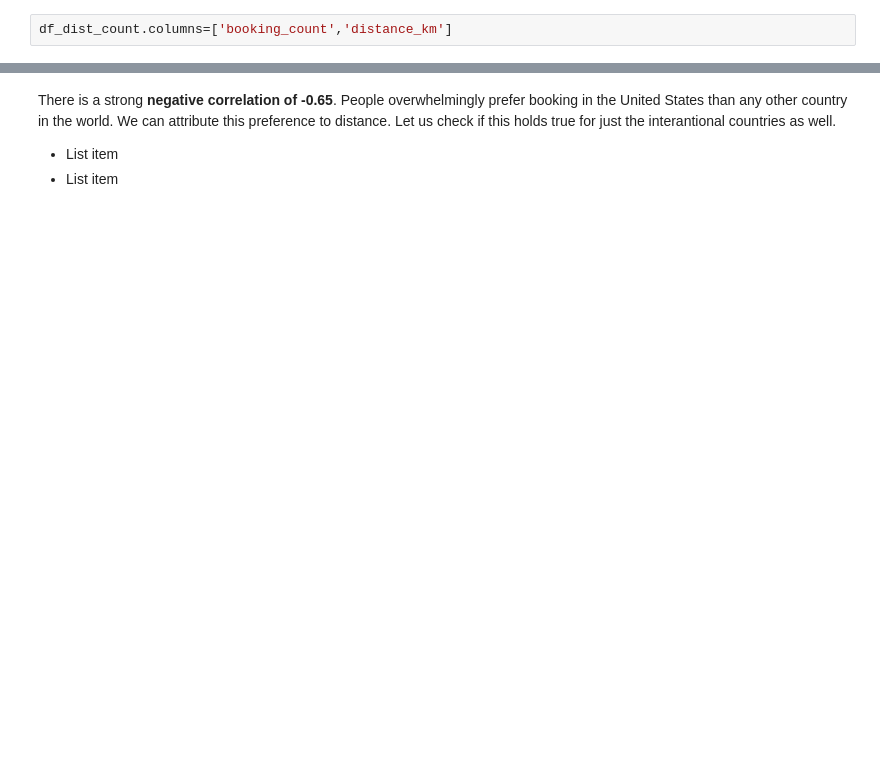
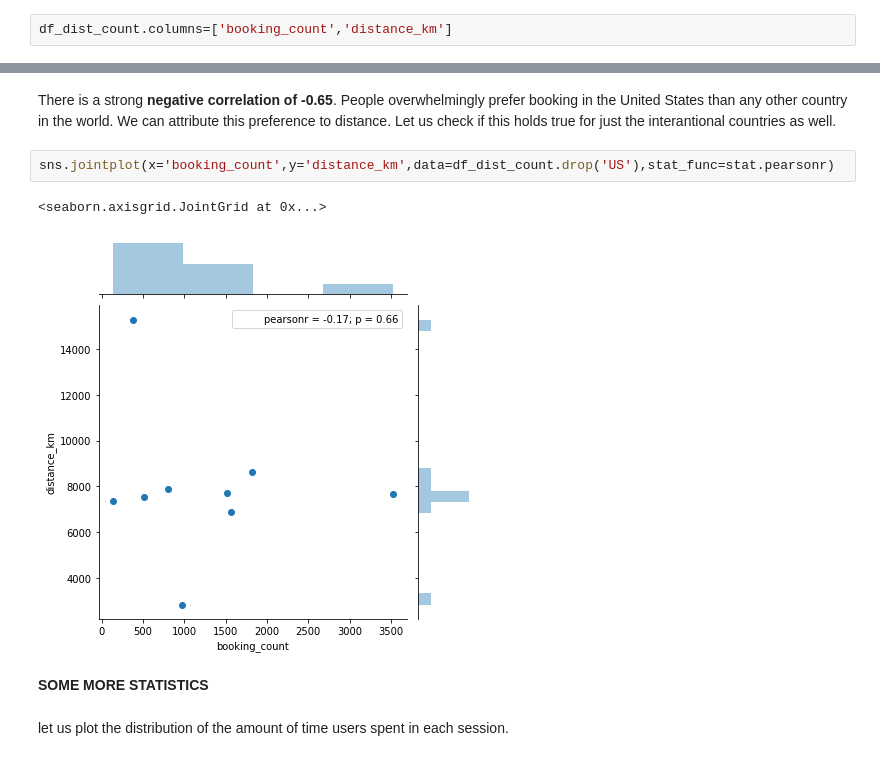
Before and after one commit to vkgithub1556/AirbnbProject, a Jupyter notebook: airbnb.ipynb, the cells around one changed output, grey strips where cells are left out. Drawn from its saved outputs; the diff is of its cells as text; blank space fills up the shorter version.

```diff
--- a/airbnb.ipynb
+++ b/airbnb.ipynb
@@ -660,5 +673,11 @@ sns.jointplot(x='booking_count',y='distance_km',data=df_dist_count,stat_func=sta
 # %% [markdown]
 There is a strong **negative correlation of -0.65**. People overwhelmingly prefer booking in the United States than any other country in the world. We can attribute this preference to distance. Let us check if this holds true for just the interantional countries as well.
-
-*   List item
-*   List item
+# %%
+sns.jointplot(x='booking_count',y='distance_km',data=df_dist_count.drop('US'),stat_func=stat.pearsonr)
+# %% [output]
+<seaborn.axisgrid.JointGrid at 0x...>
+[figure, added]
+# %% [markdown]
+ **SOME MORE STATISTICS**
+# %% [markdown]
+let us plot the distribution of the amount of time users spent in each session.
```
Also changed, not shown: parts of 125 cells of this notebook.
